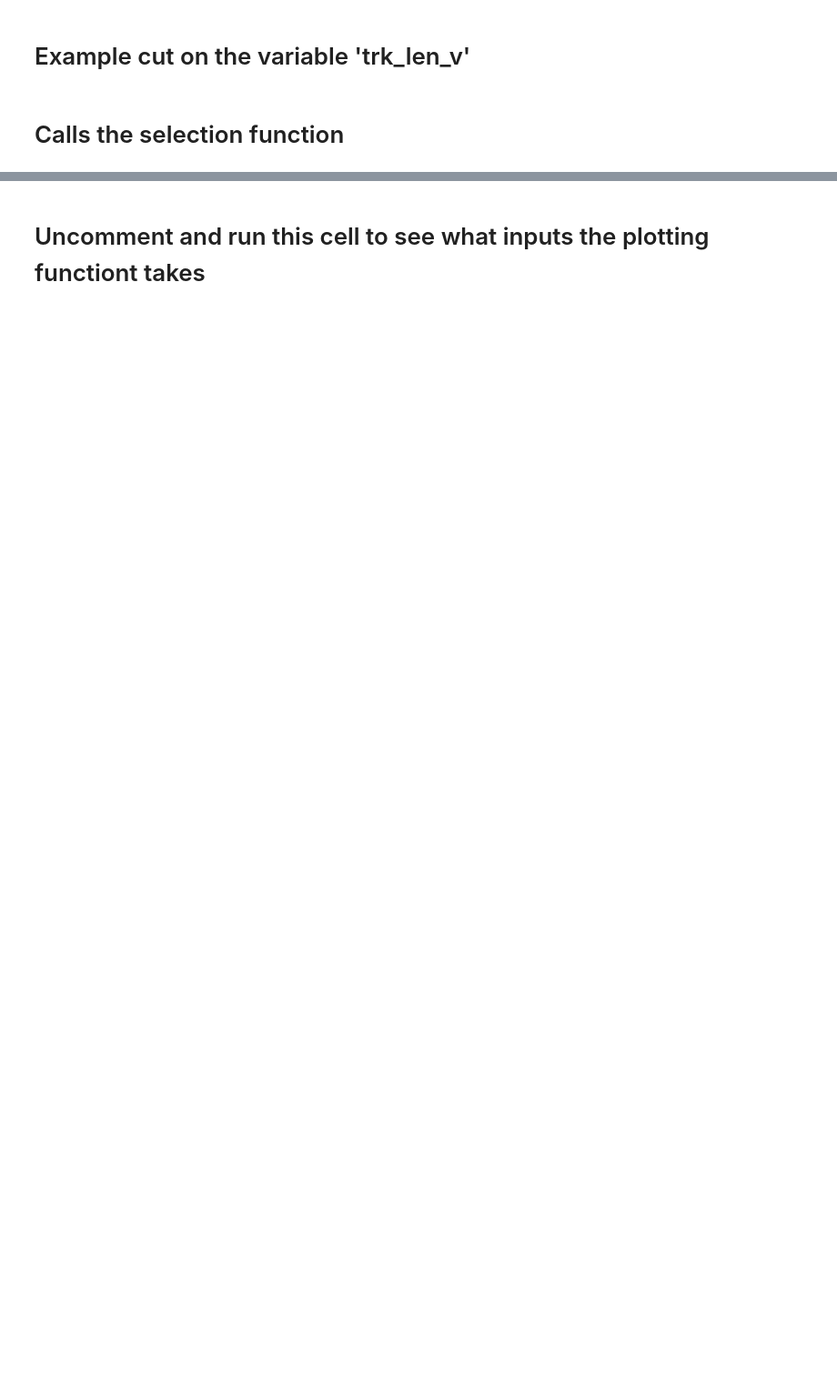
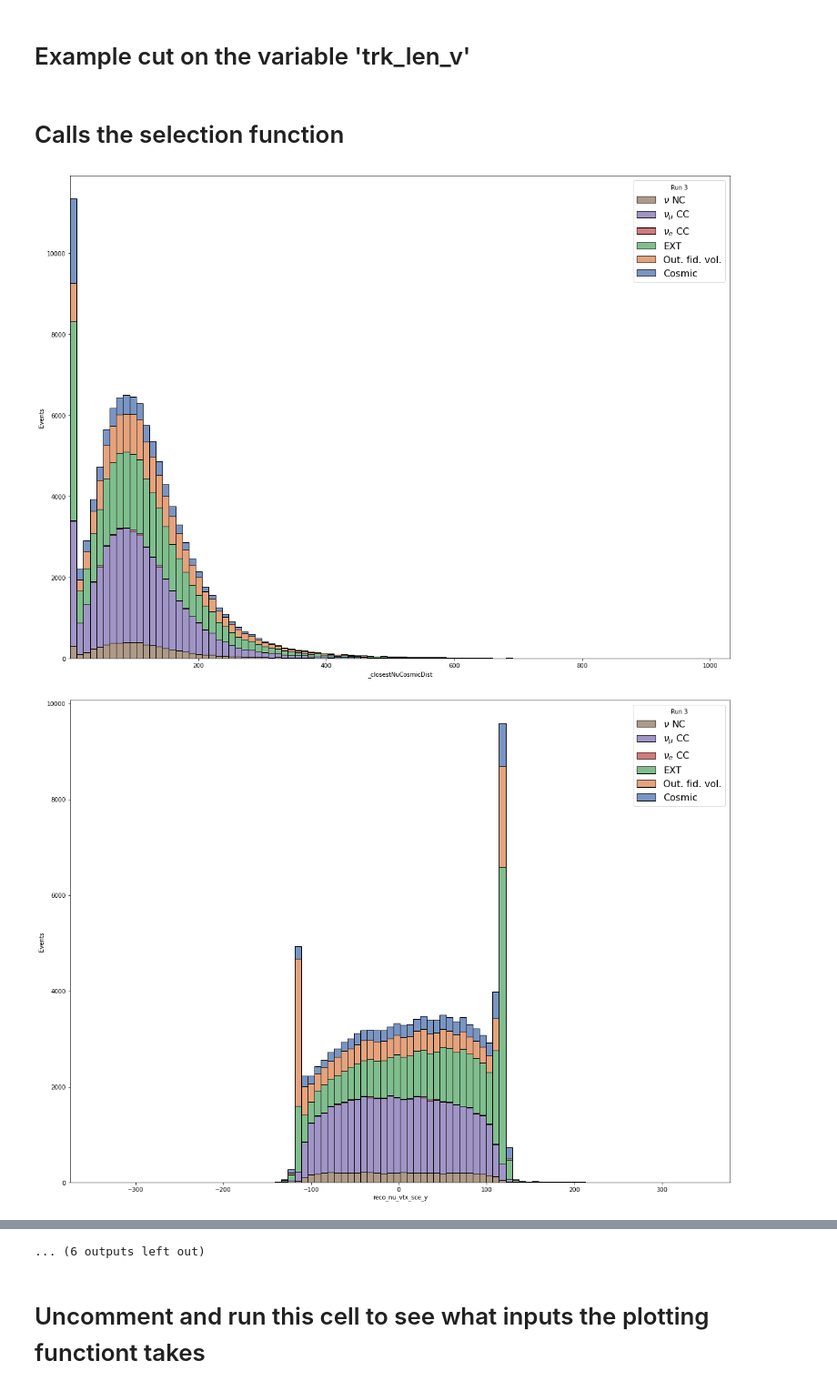
Before and after one commit to finnerudo/MScproject, a Jupyter notebook: Example_neutrino.ipynb, the cells around one changed output, grey strips where cells are left out. Shown: that part at 91% size. Drawn from its saved outputs; the diff is of its cells as text; code cells hidden in the pictures; blank space fills up the shorter version.

Commit message:
Working through ipynb labbook, adding files/adjusting data

```diff
--- a/Example_neutrino.ipynb
+++ b/Example_neutrino.ipynb
@@ -18,10 +18,10 @@ import scipy as sci
 # Loading in the MC file
 # %%
 # MC
-MC_file = './Files/MC_EXT_flattened.pkl'
+MC_file = './data/MC_EXT_flattened.pkl'
 
 # Data
-data_file = './Files/data_flattened.pkl'
+data_file = './data/data_flattened.pkl'
 
 
 MC_EXT = pd.read_pickle(MC_file)
@@ -62,3 +80,20 @@ def Selections(frame):
 # %%
 MC_EXT = Selections(MC_EXT)
 data = Selections(data)
+# %%
+BIN = 100
+# Common variables in both dataframes
+all_variables_to_plot = list(set(list(MC_EXT)).intersection(list(data)))
+
+for item in all_variables_to_plot:
+    plt.figure(figsize=(20,15))
+    i = sns.histplot(data=MC_EXT, x=item, multiple="stack", hue="category", palette = 'deep', weights = MC_EXT['weight'], bins = BIN, legend = False)
+    i.set(xlabel=item, ylabel = "Events")
+
+    #plt.yscale('log')
+    plt.xlim([np.min(MC_EXT[item]), np.max(MC_EXT[item])])
+    plt.legend(title='Run 3',fontsize=16, loc='upper right', labels=[r"$\nu$ NC", r"$\nu_{\mu}$ CC", r"$\nu_e$ CC", r"EXT", r"Out. fid. vol.", r"Cosmic"])
+    plt.show(i)
+# %% [output]
+[figure, added]
+[figure, added]
@@ -65,3 +110,4 @@ data = Selections(data)
+... (6 outputs left out)
 # %% [markdown]
 # Uncomment and run this cell to see what inputs the plotting functiont takes
 # %%
```
Also changed, not shown: parts of 4 cells of this notebook, 7 other files.
